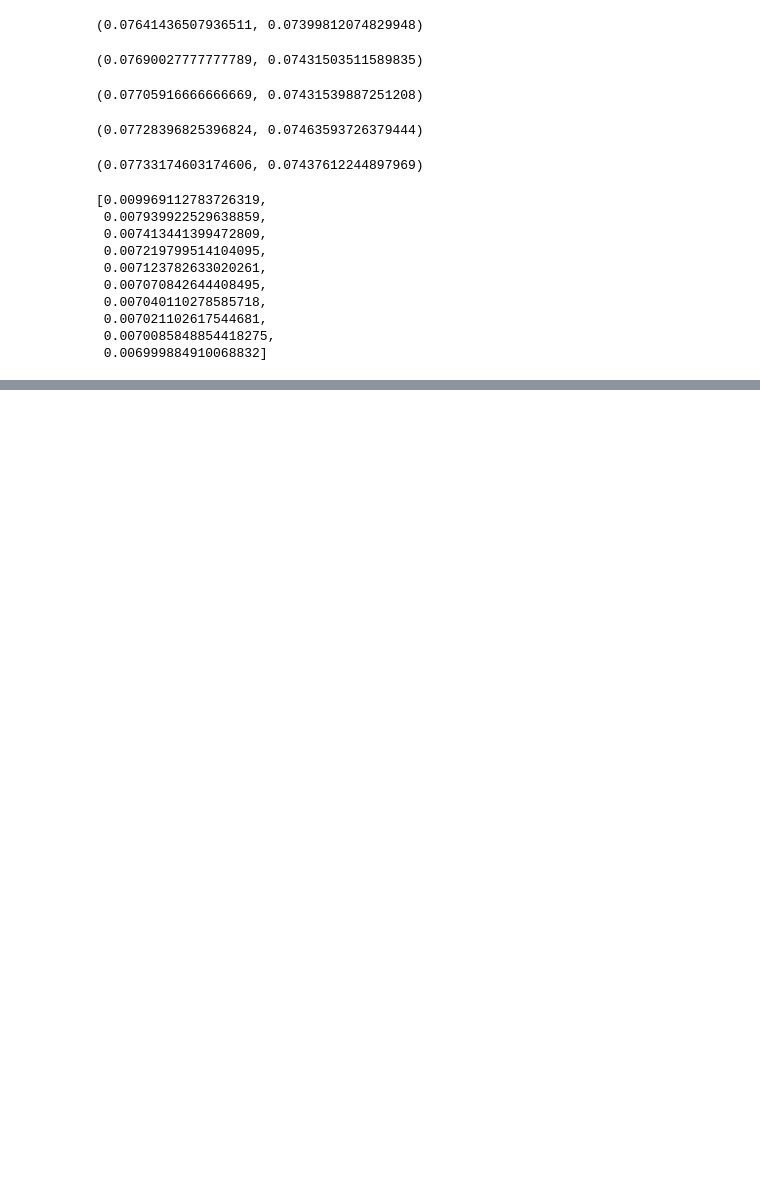
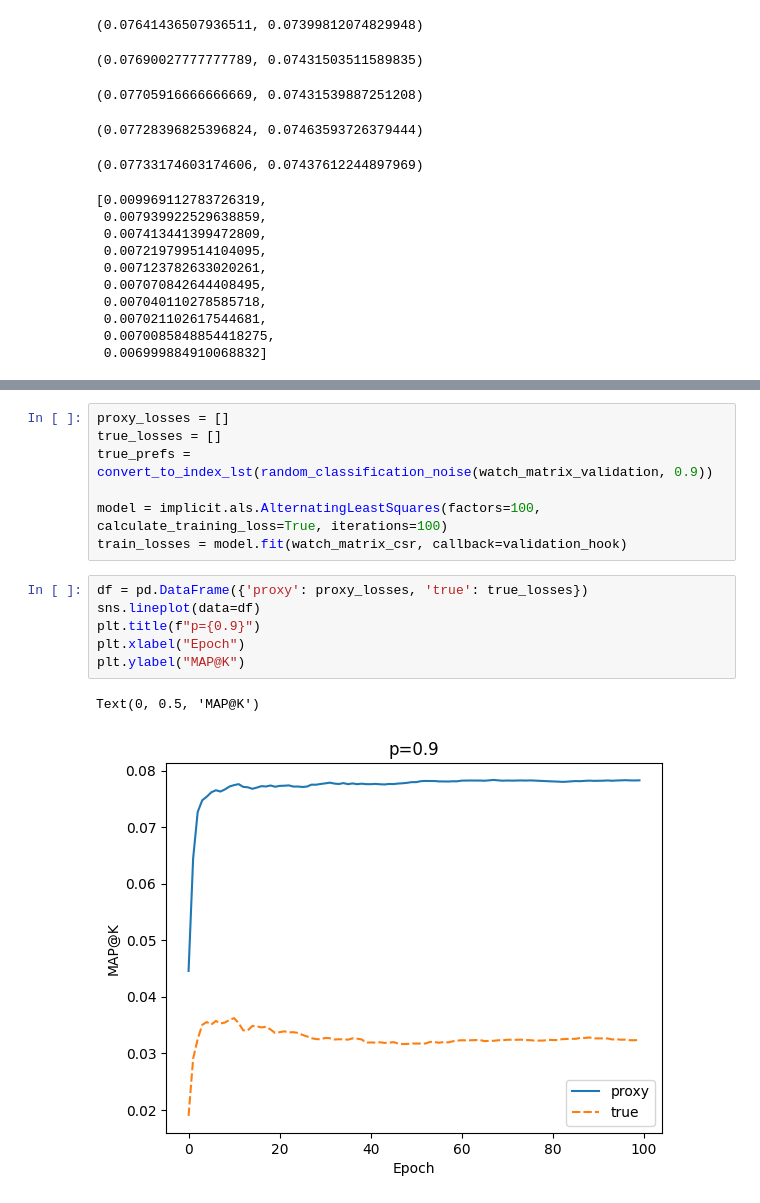
Before and after one commit to sebzhao/proxy-objective-recsys, a Jupyter notebook: netflix.ipynb, the cells around one changed output, grey strips where cells are left out. Saved outputs shown, nothing was run; the diff lists cells and outputs as text; blank space fills up the shorter version.

```diff
--- a/netflix.ipynb
+++ b/netflix.ipynb
@@ -283,0 +323,16 @@ with open('../data/archive/results.txt', 'w') as f:
+# %%
+proxy_losses = []
+true_losses = []
+true_prefs = convert_to_index_lst(random_classification_noise(watch_matrix_validation, 0.9))
+
+model = implicit.als.AlternatingLeastSquares(factors=100, calculate_training_loss=True, iterations=100)
+train_losses = model.fit(watch_matrix_csr, callback=validation_hook)
+# %%
+df = pd.DataFrame({'proxy': proxy_losses, 'true': true_losses})
+sns.lineplot(data=df)
+plt.title(f"p={0.9}")
+plt.xlabel("Epoch")
+plt.ylabel("MAP@K")
+# %% [output]
+Text(0, 0.5, 'MAP@K')
+[figure, added]
```
Also changed, not shown: parts of 6 cells of this notebook.
